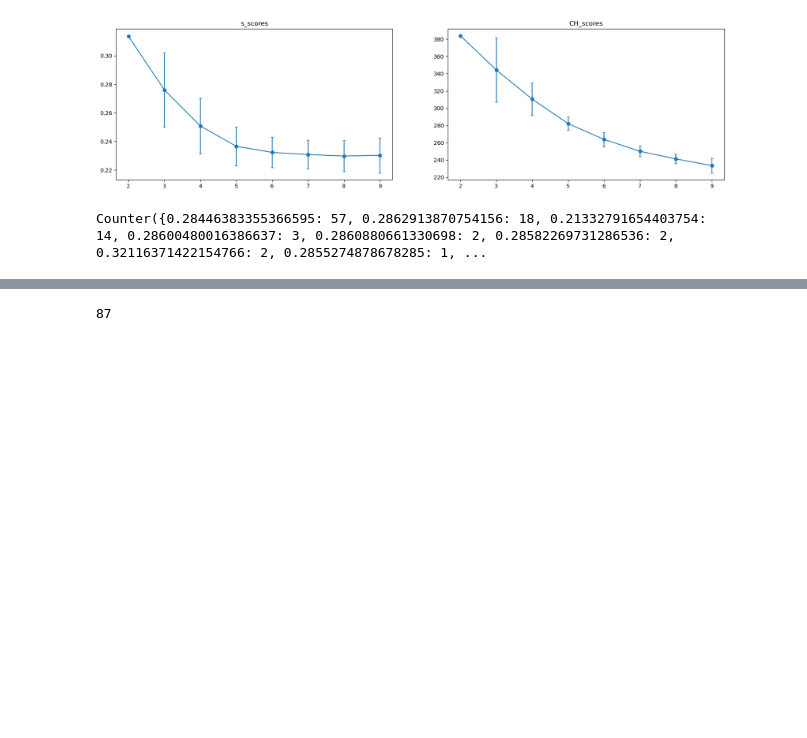
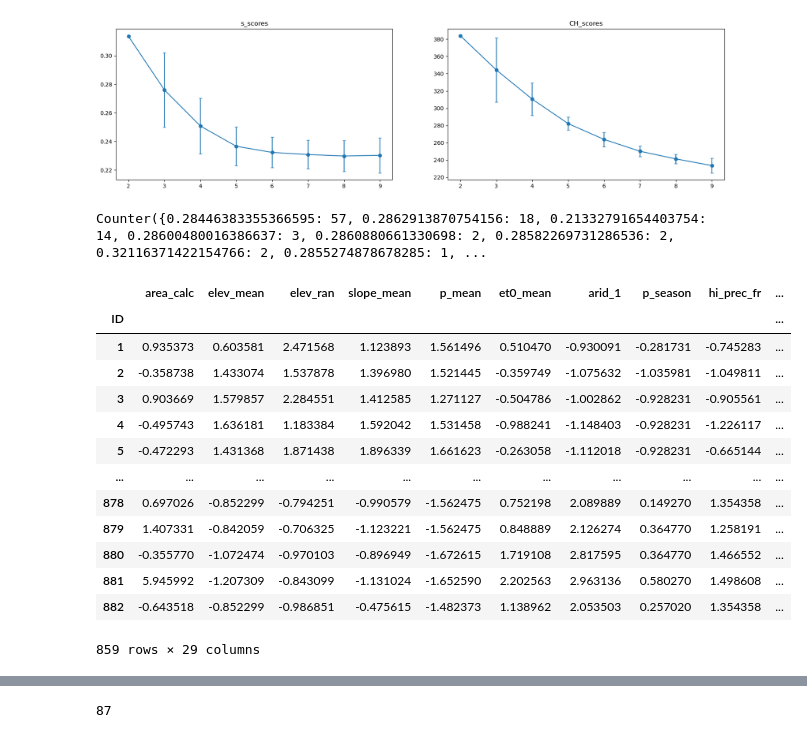
Before and after one commit to tripleUU-U/lamah-ce_lstm, a Jupyter notebook: preprocessing/create_strata.ipynb, the cells around one changed output, grey strips where cells are left out. Drawn from its saved outputs; the diff is of its cells as text; code cells hidden in the pictures; blank space fills up the shorter version.

```diff
--- a/preprocessing/create_strata.ipynb
+++ b/preprocessing/create_strata.ipynb
@@ -165,6 +165,23 @@ c = Counter(s_scores[:,3])
 print(c)
 # %% [output]
 Counter({0.28446383355366595: 57, 0.2862913870754156: 18, 0.21332791654403754: 14, 0.28600480016386637: 3, 0.2860880661330698: 2, 0.28582269731286536: 2, 0.32116371422154766: 2, 0.2855274878678285: 1, ...
+# %%
+picked_attributes
+# %% [output]
+|  | area_calc | elev_mean | elev_ran | slope_mean | p_mean | et0_mean | arid_1 | p_season | hi_prec_fr | ... |
+| ID |  |  |  |  |  |  |  |  |  | ... |
+| 1 | 0.935373 | 0.603581 | 2.471568 | 1.123893 | 1.561496 | 0.510470 | -0.930091 | -0.281731 | -0.745283 | ... |
+| 2 | -0.358738 | 1.433074 | 1.537878 | 1.396980 | 1.521445 | -0.359749 | -1.075632 | -1.035981 | -1.049811 | ... |
+| 3 | 0.903669 | 1.579857 | 2.284551 | 1.412585 | 1.271127 | -0.504786 | -1.002862 | -0.928231 | -0.905561 | ... |
+| 4 | -0.495743 | 1.636181 | 1.183384 | 1.592042 | 1.531458 | -0.988241 | -1.148403 | -0.928231 | -1.226117 | ... |
+| 5 | -0.472293 | 1.431368 | 1.871438 | 1.896339 | 1.661623 | -0.263058 | -1.112018 | -0.928231 | -0.665144 | ... |
+| ... | ... | ... | ... | ... | ... | ... | ... | ... | ... | ... |
+| 878 | 0.697026 | -0.852299 | -0.794251 | -0.990579 | -1.562475 | 0.752198 | 2.089889 | 0.149270 | 1.354358 | ... |
+| 879 | 1.407331 | -0.842059 | -0.706325 | -1.123221 | -1.562475 | 0.848889 | 2.126274 | 0.364770 | 1.258191 | ... |
+| 880 | -0.355770 | -1.072474 | -0.970103 | -0.896949 | -1.672615 | 1.719108 | 2.817595 | 0.364770 | 1.466552 | ... |
+| 881 | 5.945992 | -1.207309 | -0.843099 | -1.131024 | -1.652590 | 2.202563 | 2.963136 | 0.580270 | 1.498608 | ... |
+| 882 | -0.643518 | -0.852299 | -0.986851 | -0.475615 | -1.482373 | 1.138962 | 2.053503 | 0.257020 | 1.354358 | ... |
+859 rows × 29 columns
 # %%
 n_clusters = 3
 kmeans_seed = seeds[np.where(s_scores[:,3] == c.most_common(1)[0][0])[0][0]]
```
Also changed, not shown: parts of 3 cells of this notebook, 4 other files.
